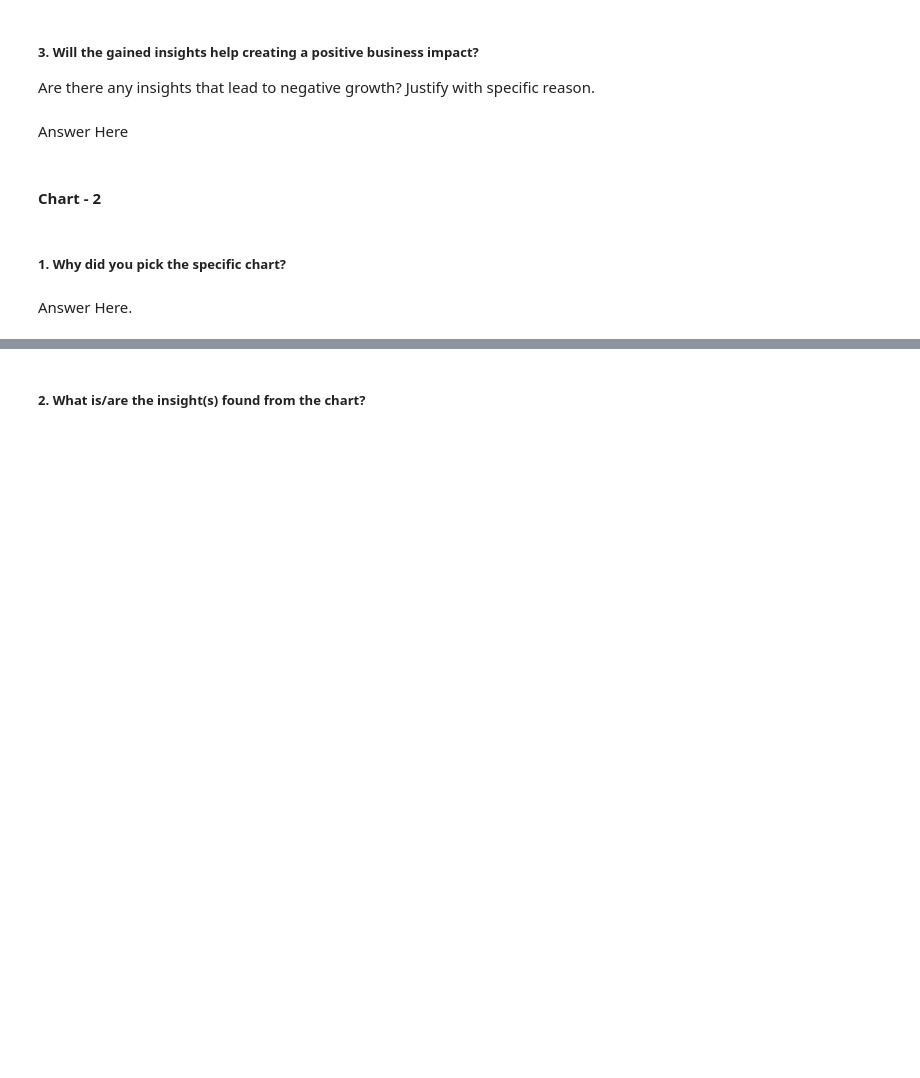
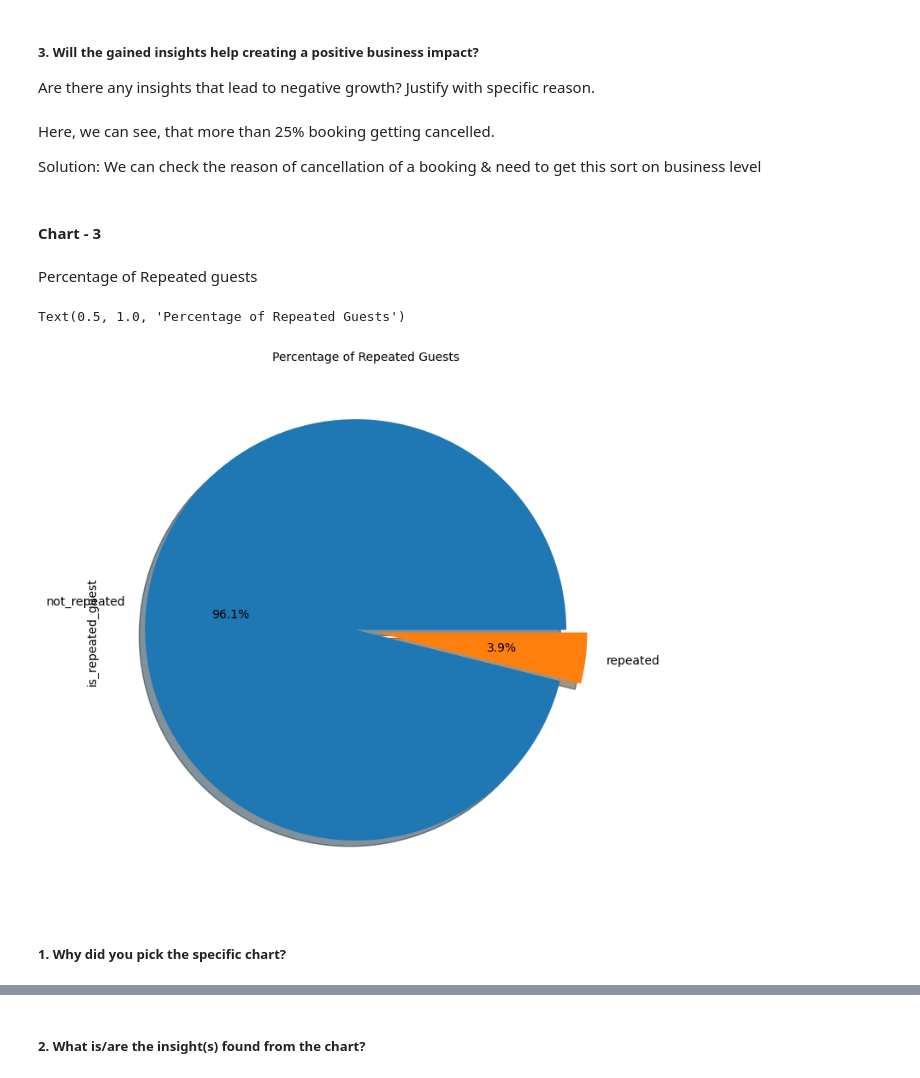
Before and after one commit to lovbundela240/EDA---Hotel-Booking-Analysis_ipynb, a Jupyter notebook: EDA_Hotel_Booking_Analysis.ipynb, the cells around one changed output, grey strips where cells are left out. Drawn from its saved outputs; the diff is of its cells as text; code cells hidden in the pictures; blank space fills up the shorter version.

```diff
--- a/EDA_Hotel_Booking_Analysis.ipynb
+++ b/EDA_Hotel_Booking_Analysis.ipynb
@@ -580,7 +624,9 @@ Answer Here
 # %% [markdown]
 ##### 3. Will the gained insights help creating a positive business impact?
 Are there any insights that lead to negative growth? Justify with specific reason.
-# %% [markdown]
-Answer Here
+# %% [markdown]
+Here, we can see, that more than 25% booking getting cancelled.
+
+Solution: We can check the reason of cancellation of a booking & need to get this sort on business level
 # %% [markdown]
-#### Chart - 2
+#### Chart - 3
@@ -589,4 +633,12 @@ Answer Here
+# %% [markdown]
+Percentage of Repeated guests
+# %%
+# Chart - 3 visualization code
+
+hotel_booking_analysis_df['is_repeated_guest'].value_counts().plot.pie(explode=[0.05, 0.05], autopct='%1.1f%%', shadow = True,figsize=(10,8), fontsize=10)
+plt.title('Percentage of Repeated Guests', fontsize=10)
+# %% [output]
+Text(0.5, 1.0, 'Percentage of Repeated Guests')
+[figure, added]
 # %% [markdown]
 ##### 1. Why did you pick the specific chart?
-# %% [markdown]
-Answer Here.
```
Also changed, not shown: parts of 31 cells of this notebook.
